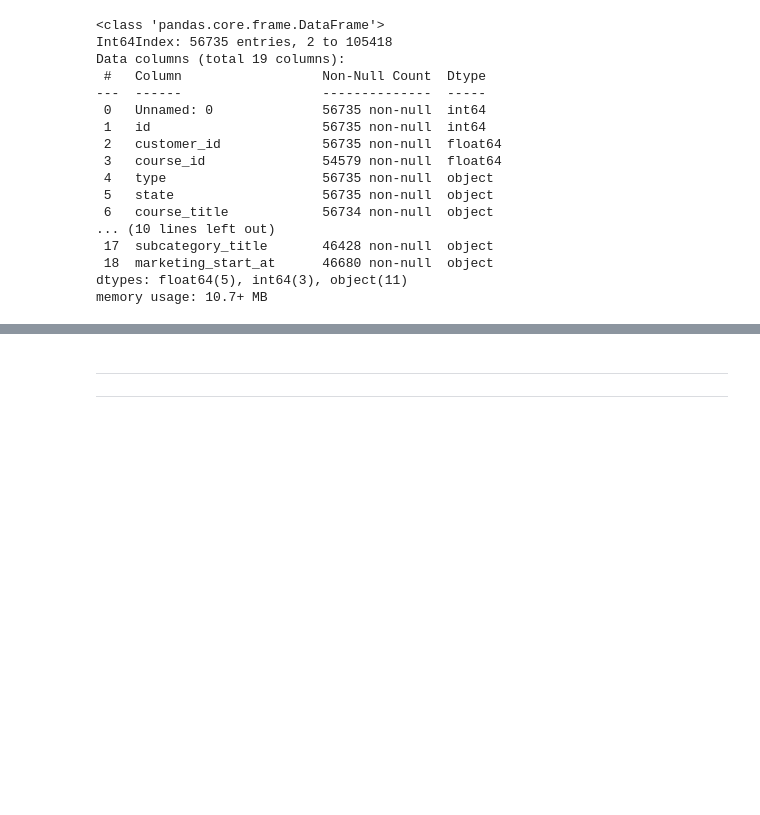
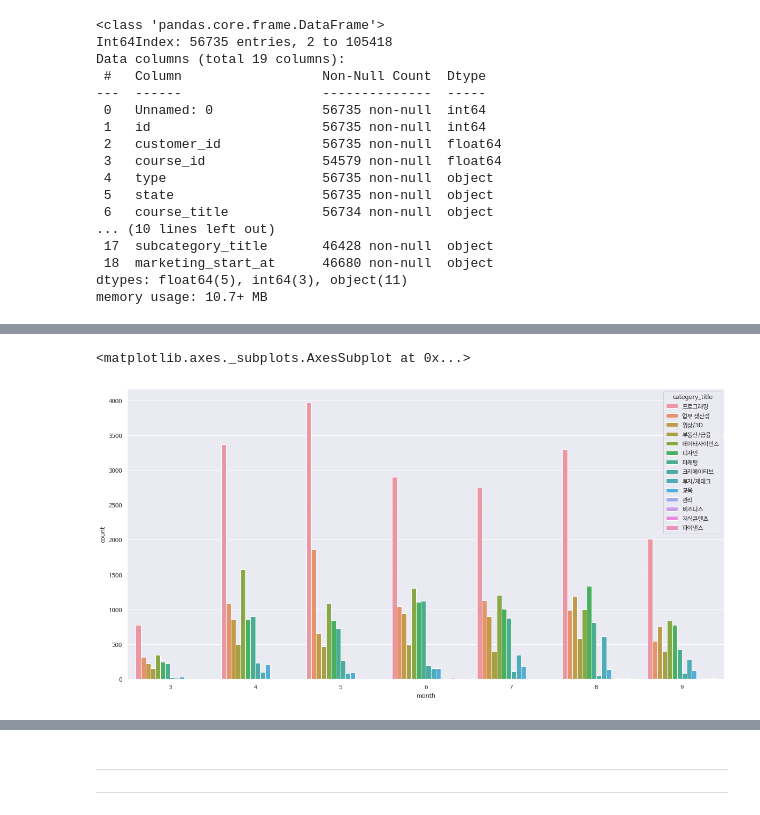
Before and after one commit to y001003/team6-MIniproject-, a Jupyter notebook: fast_campus_eda_ipynb의_사본.ipynb, the cells around one changed output, grey strips where cells are left out. Cells and saved outputs as stored; diff of their text form; code cells hidden in the pictures; blank space fills up the shorter version.

```diff
--- a/fast_campus_eda_ipynb의_사본.ipynb
+++ b/fast_campus_eda_ipynb의_사본.ipynb
@@ -385,6 +385,6 @@ Data columns (total 19 columns):
 dtypes: float64(5), int64(3), object(11)
 memory usage: 10.7+ MB
 # %%
-df_new
+df_new['completed_at'] = pd.to_datetime(df_new['completed_at'])
 df_new[df_new['completed_at'].dt.month==9]
 # %% [output]
@@ -401,7 +423,12 @@ df_new_month.tail()
 # %%
 # 월별 거래 횟수
+sns.set(rc={'figure.figsize':(15, 5)})
 plt.figure(figsize=(20,10))
+plt.rc('font', family='NanumBarunGothic')
 sns.countplot(data=df_new_month, x='month', hue = 'category_title')
+# %% [output]
+<matplotlib.axes._subplots.AxesSubplot at 0x...>
+[figure, added]
 # %%
 type(df_new_month['category_title'].unique()[11])
 category = list(df_new_month['category_title'].unique())
```
Also changed, not shown: parts of 16 cells of this notebook.
